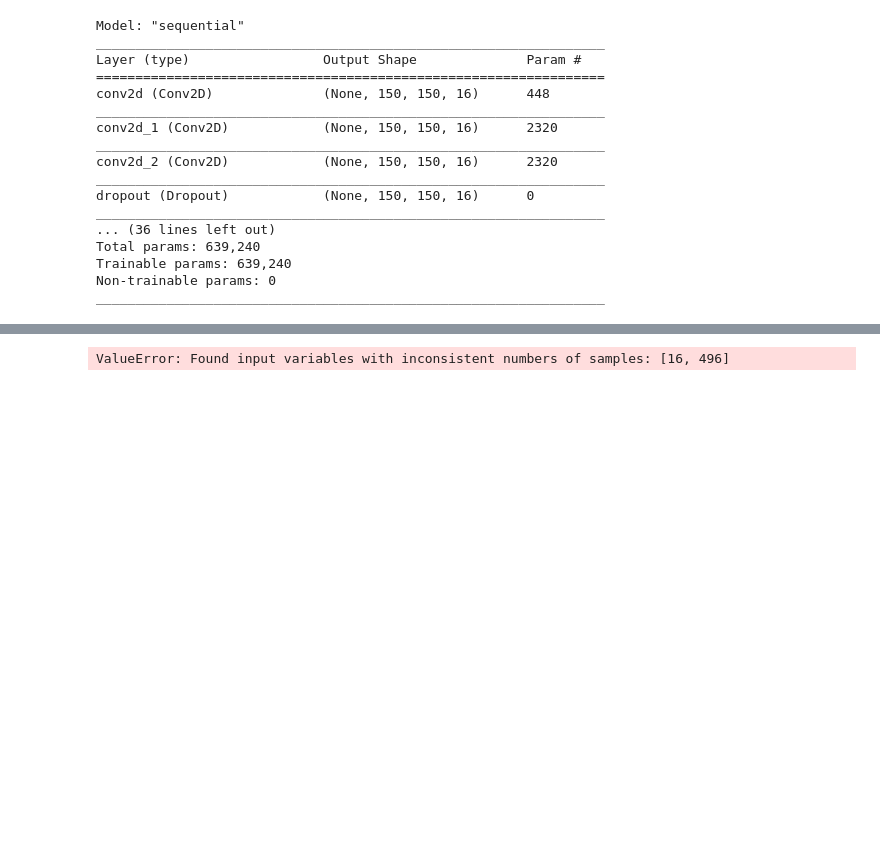
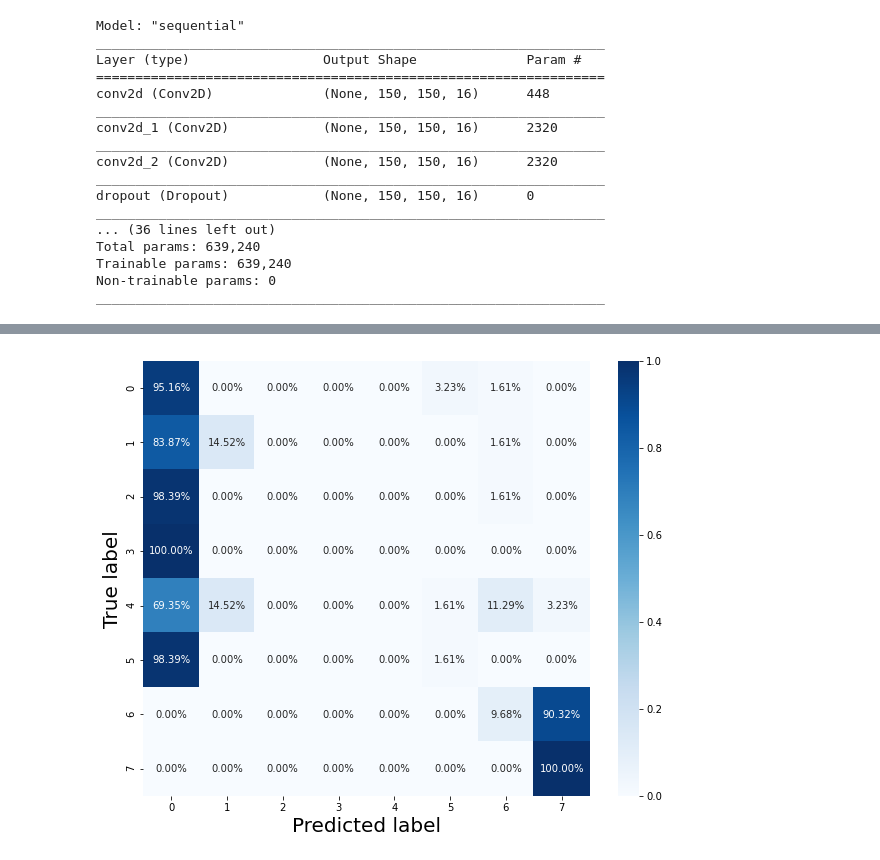
Before and after one commit to ithamar000/DeepLearningFinalProject, a Jupyter notebook: FinalProject.ipynb, the cells around one changed output, grey strips where cells are left out. Drawn from its saved outputs; the diff is of its cells as text; code cells hidden in the pictures; blank space fills up the shorter version.

Commit message:
confusion matrix

```diff
--- a/FinalProject.ipynb
+++ b/FinalProject.ipynb
@@ -141,19 +141,19 @@ history = model.fit(train_generator, steps_per_epoch=train_generator.samples/tra
 # %%
-yhat_1hot = model.predict(test_generator)
-yhat = np.argmax(yhat_1hot, axis=1)
+true_labels = test_generator.classes
+predictions = model.predict(test_generator)
+y_true = true_labels
+y_pred = np.array([np.argmax(x) for x in predictions])
+cm = confusion_matrix(y_true, y_pred)
+CM = cm / cm.sum(axis=1)
 
-
-M = confusion_matrix(test_generator, yhat)
-
-CM = M / M.sum(axis=1) # normalize each row (to sum = 1)
 
 plt.figure(figsize=(10,8))
 heatmap(CM,cmap='Blues',annot=True, fmt='.2%')
 plt.xlabel('Predicted label', fontsize=20)
 plt.ylabel('True label', fontsize=20)
 plt.show()
 # %% [output]
-ValueError: Found input variables with inconsistent numbers of samples: [16, 496]
+[figure, added]
 # %%
 # model = Sequential()
 
```
Also changed, not shown: parts of 2 cells of this notebook.
